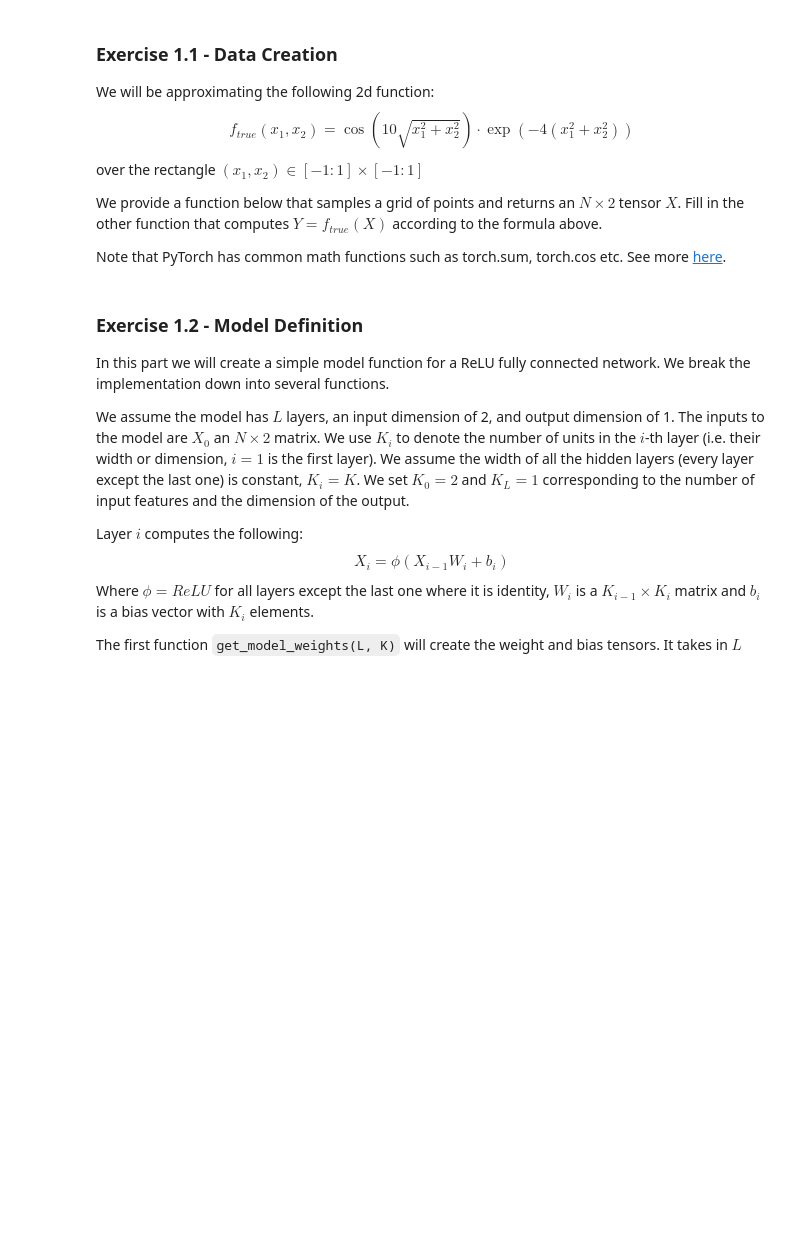
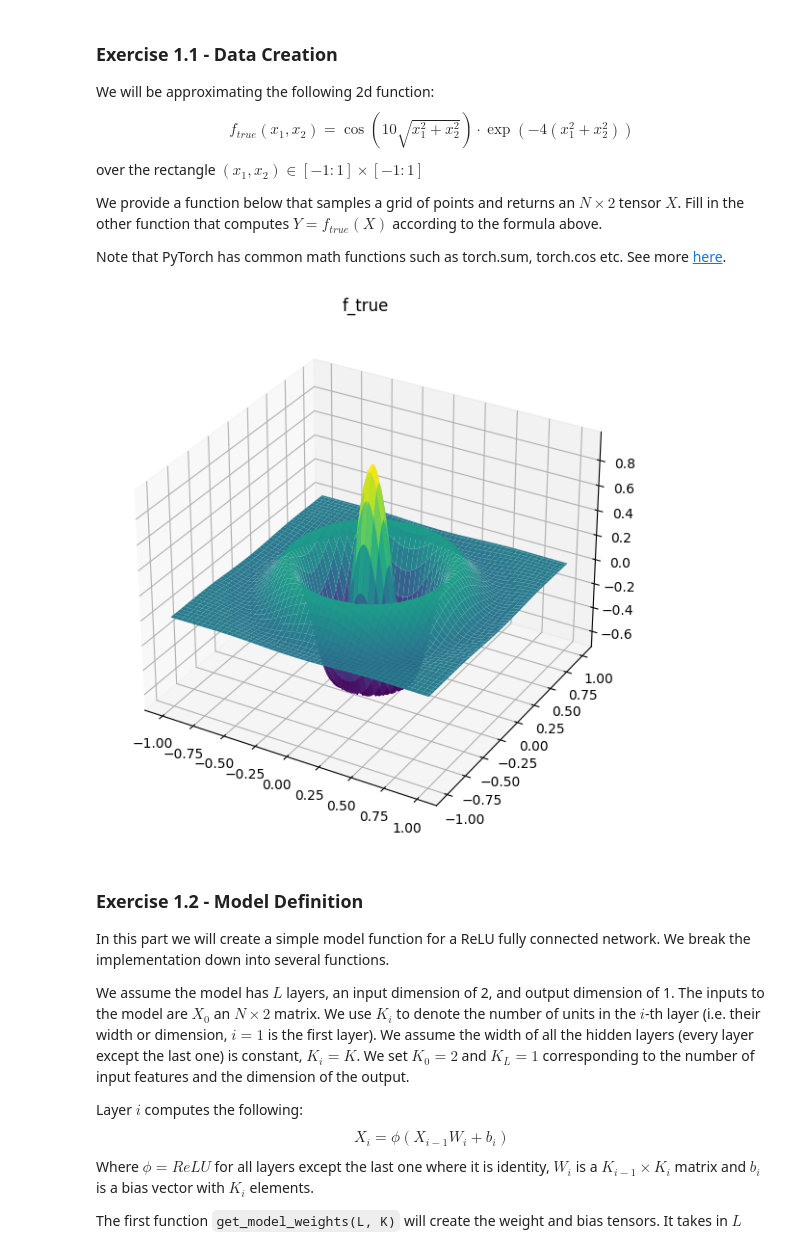
Before and after one commit to DaGrapix/ML_CS433, a Jupyter notebook: labs/ex07/template/ex07.ipynb, the cells around one changed output. Cells and saved outputs as stored; diff of their text form; code cells hidden in the pictures; blank space fills up the shorter version.

```diff
--- a/labs/ex07/template/ex07.ipynb
+++ b/labs/ex07/template/ex07.ipynb
@@ -122,6 +122,30 @@ def compute_f_true(X):
     norm = torch.norm(X, dim=1)
     Y = torch.cos(10 * norm)*torch.exp(-4*(norm**2))
     return Y
+# %%
+def f_true(x, y):
+    return np.cos(10*np.sqrt(x**2 + y**2))*np.exp(-4*(x**2 + y**2))
+
+x_range = np.linspace(-1, 1, 100)
+y_range = np.linspace(-1, 1, 100)
+grid_x, grid_y = np.meshgrid(x_range, y_range)
+
+#static plot
+fig = plt.figure(figsize=(10, 7))
+ax = fig.add_subplot(111, projection='3d')
+ax.plot_surface(grid_x, grid_y, f_true(grid_x, grid_y), cmap='viridis')
+
+ax.set_title('f_true')
+plt.show()
+
+# dynamic plot
+import plotly.graph_objects as go
+
+fig = go.Figure(data=[go.Surface(z=f_true(grid_x, grid_y), x=grid_x, y=grid_y)])
+fig.update_layout(title='f_true', template="plotly_dark")
+fig.show()
+# %% [output]
+[figure, added]
 # %% [markdown]
 ### Exercise 1.2 - Model Definition
 In this part we will create a simple model function for a ReLU fully connected network. We break the implementation down into several functions.
```
Also changed, not shown: parts of 11 cells of this notebook.
